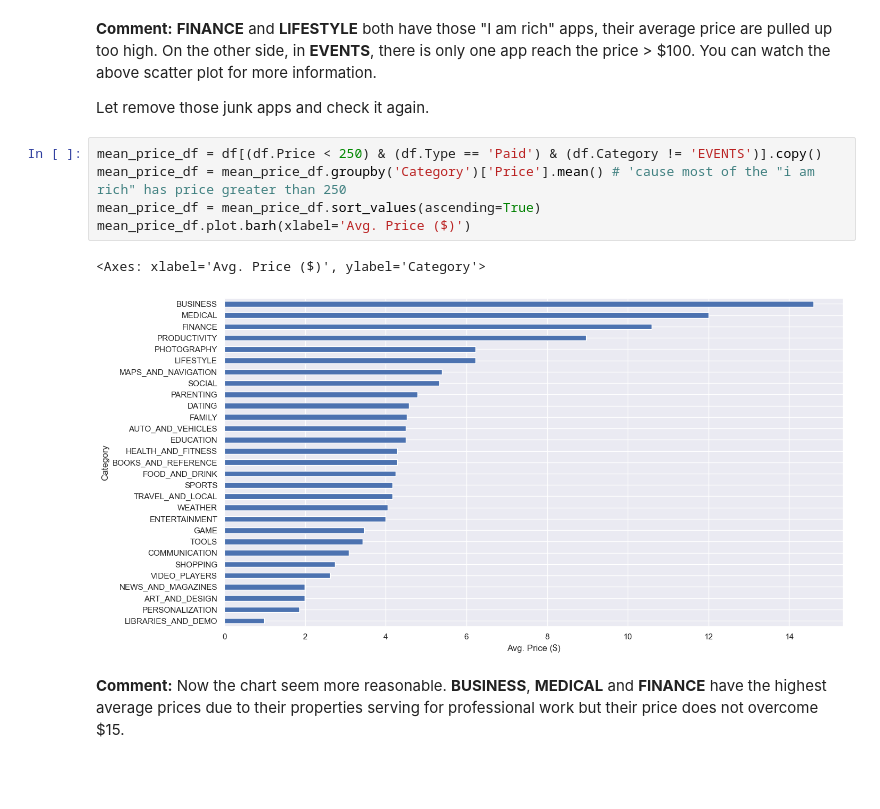
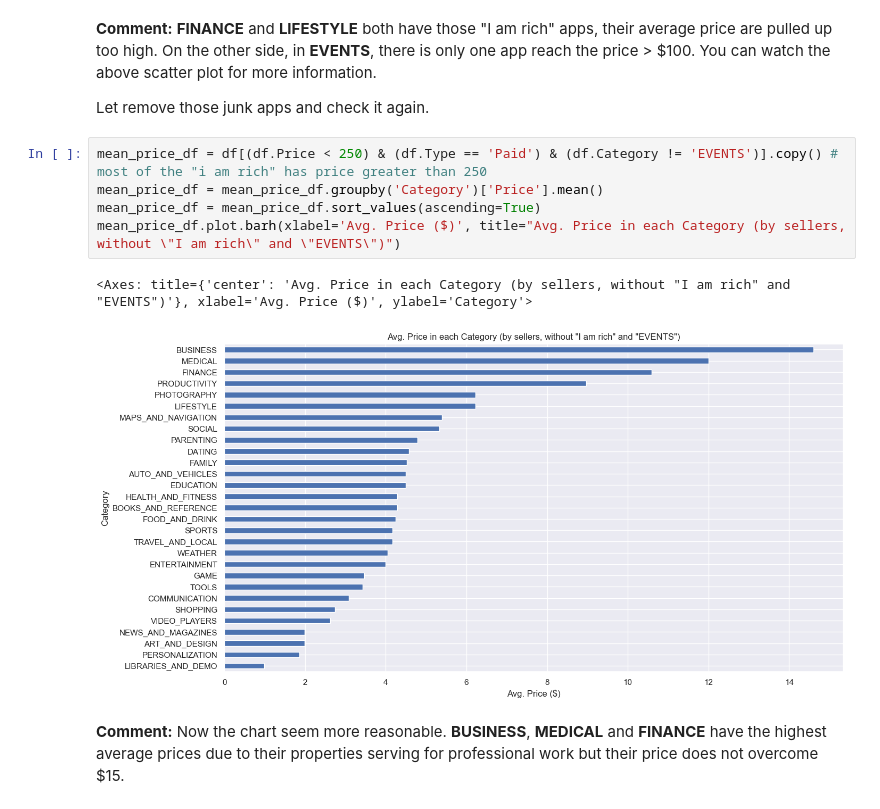
Before and after one commit to Luc-h0/Lap_trinh_cho_khoa_hoc_du_lieu, a Jupyter notebook: Notebook/2.0-EDA.ipynb, the cells around one changed output. Saved outputs shown, nothing was run; the diff lists cells and outputs as text; blank space fills up the shorter version.

```diff
--- a/Notebook/2.0-EDA.ipynb
+++ b/Notebook/2.0-EDA.ipynb
@@ -618,13 +674,13 @@ mean_price_df.plot.barh(xlabel='Avg. Price')
 
 Let remove those junk apps and check it again.
 # %%
-mean_price_df = df[(df.Price < 250) & (df.Type == 'Paid') & (df.Category != 'EVENTS')].copy()
-mean_price_df = mean_price_df.groupby('Category')['Price'].mean() # 'cause most of the "i am rich" has price greater than 250
+mean_price_df = df[(df.Price < 250) & (df.Type == 'Paid') & (df.Category != 'EVENTS')].copy() # most of the "i am rich" has price greater than 250
+mean_price_df = mean_price_df.groupby('Category')['Price'].mean()
 mean_price_df = mean_price_df.sort_values(ascending=True)
-mean_price_df.plot.barh(xlabel='Avg. Price ($)')
+mean_price_df.plot.barh(xlabel='Avg. Price ($)', title="Avg. Price in each Category (by sellers, without \"I am rich\" and \"EVENTS\")")
 # %% [output]
-<Axes: xlabel='Avg. Price ($)', ylabel='Category'>
+<Axes: title={'center': 'Avg. Price in each Category (by sellers, without "I am rich" and "EVENTS")'}, xlabel='Avg. Price ($)', ylabel='Category'>
-[figure, old version]
+[figure, new version]
 # %% [markdown]
 **Comment:** Now the chart seem more reasonable. **BUSINESS**, **MEDICAL** and **FINANCE** have the highest average prices due to their properties serving for professional work but their price does not overcome $15.
 # %% [markdown]
```
Also changed, not shown: parts of 24 cells of this notebook, 1 other file.
